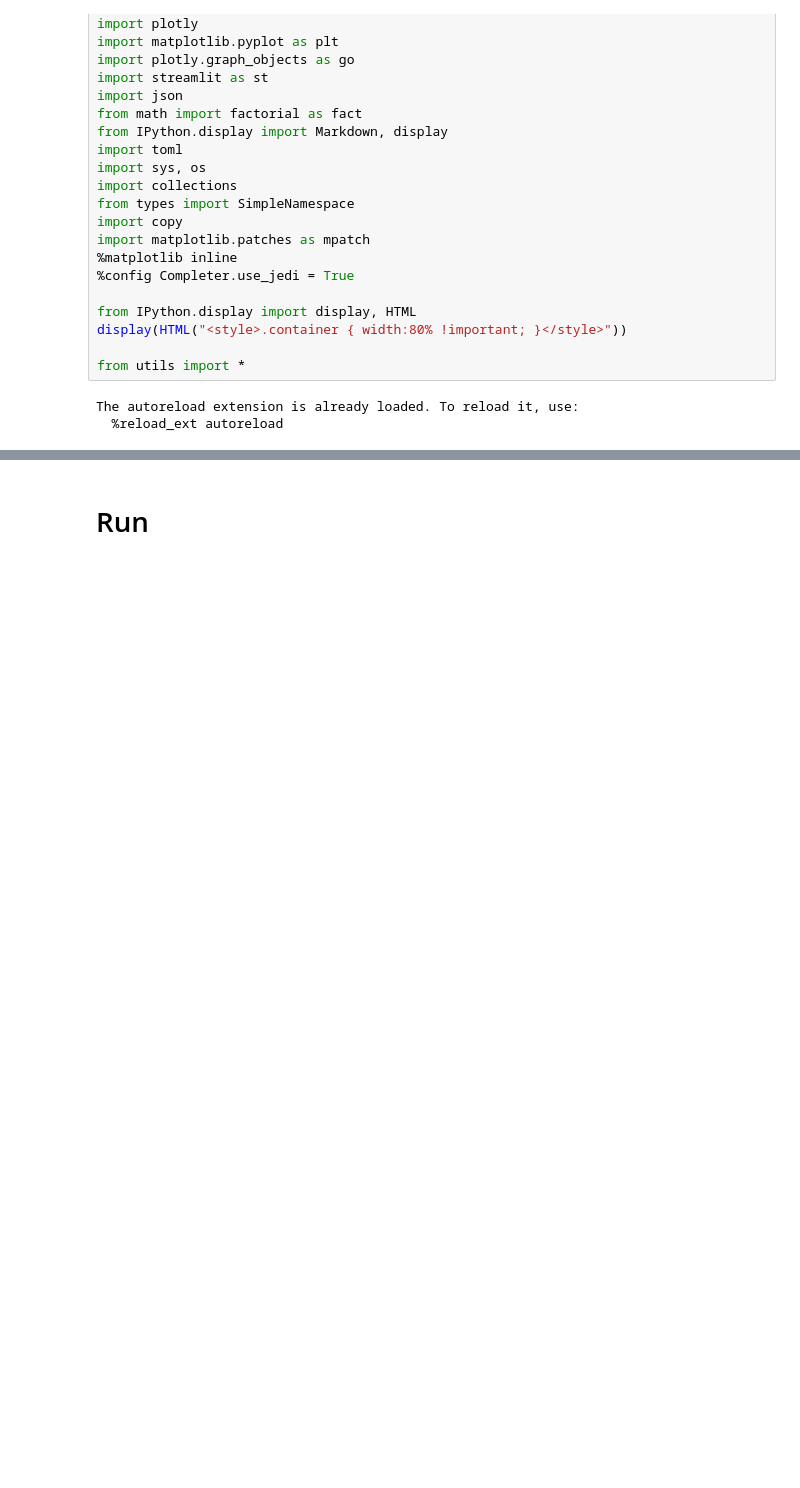
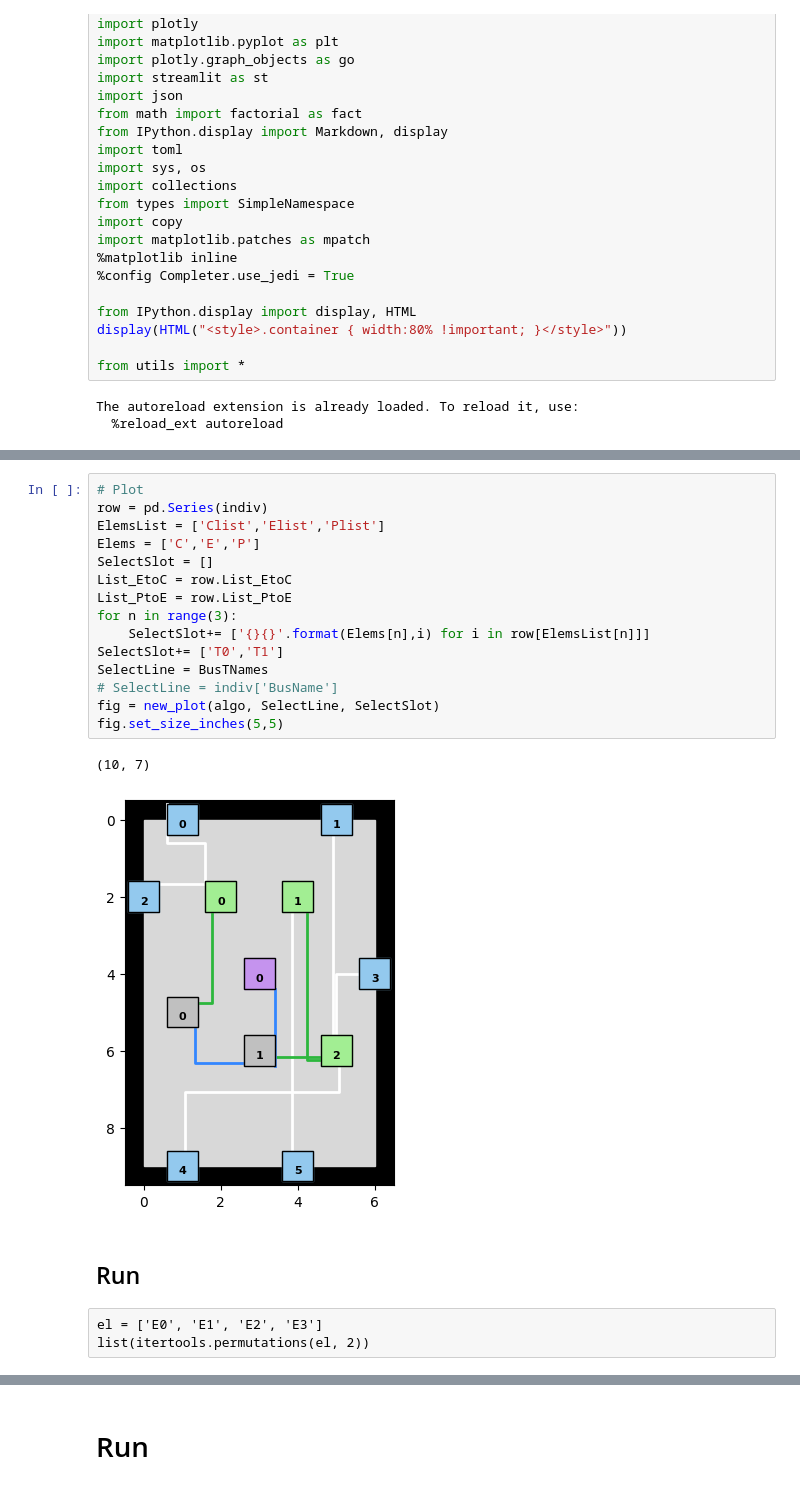
Before and after one commit to egos/valeo, a Jupyter notebook: VALEO notebook_V3.ipynb, the cells around one changed output, grey strips where cells are left out. Drawn from its saved outputs; the diff is of its cells as text; blank space fills up the shorter version.

```diff
--- a/VALEO notebook_V3.ipynb
+++ b/VALEO notebook_V3.ipynb
@@ -217,0 +280,23 @@ debit(algo,indiv,debitinput, grouped = True, split = True)
+# %%
+# Plot
+row = pd.Series(indiv)
+ElemsList = ['Clist','Elist','Plist']
+Elems = ['C','E','P']
+SelectSlot = []
+List_EtoC = row.List_EtoC
+List_PtoE = row.List_PtoE
+for n in range(3):
+    SelectSlot+= ['{}{}'.format(Elems[n],i) for i in row[ElemsList[n]]]
+SelectSlot+= ['T0','T1']
+SelectLine = BusTNames
+# SelectLine = indiv['BusName']
+fig = new_plot(algo, SelectLine, SelectSlot)
+fig.set_size_inches(5,5)
+# %% [output]
+(10, 7)
+[figure, added]
+# %% [markdown]
+## Run
+# %% [raw]
+el = ['E0', 'E1', 'E2', 'E3']
+list(itertools.permutations(el, 2))
```
Also changed, not shown: parts of 175 cells of this notebook, 4 other files.
